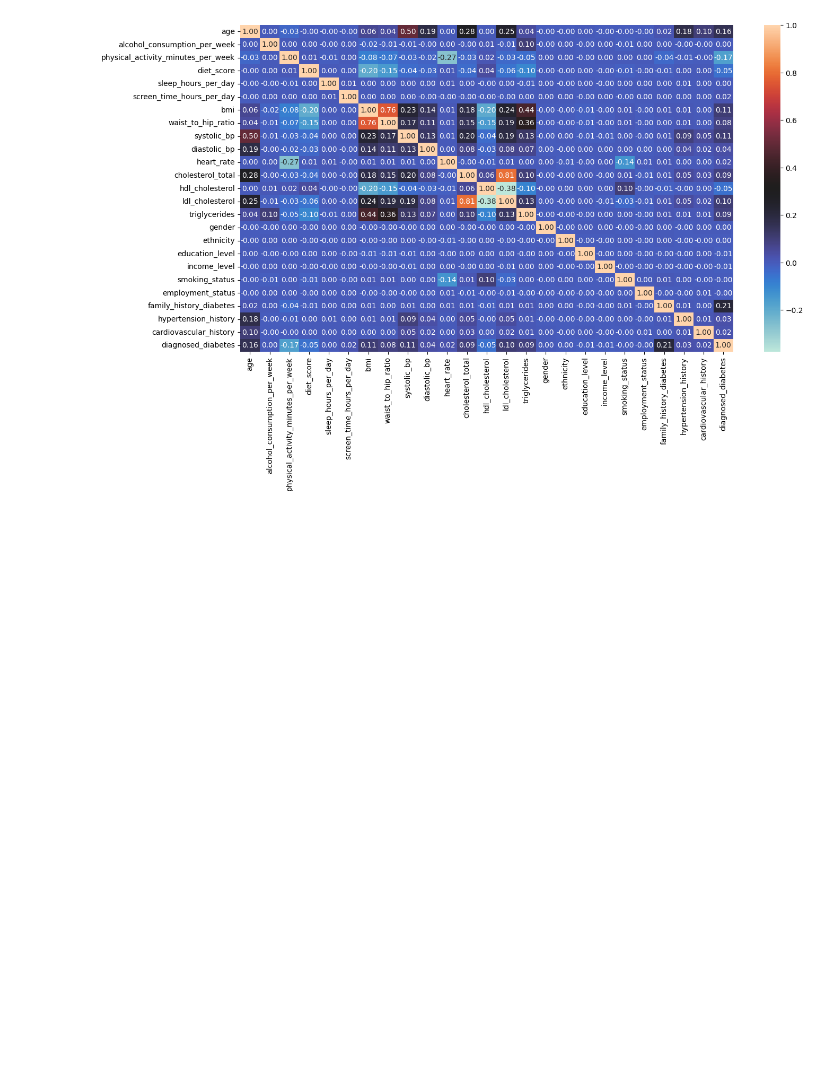
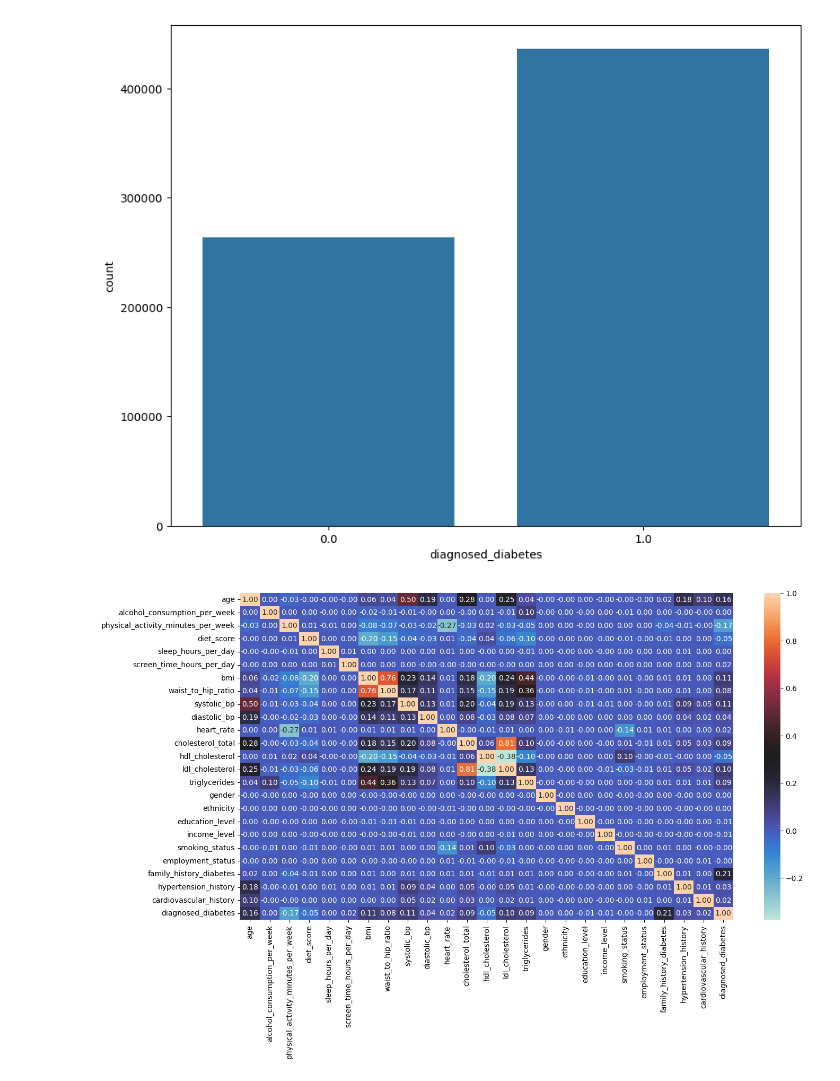
Before and after one commit to Frissie/Kaggle, a Jupyter notebook: PlayGround/S5E12/S5E12 - Diabetes Prediction Challenge.ipynb, the cells around one changed output. Saved outputs shown, nothing was run; the diff lists cells and outputs as text; code cells hidden in the pictures; blank space fills up the shorter version.

```diff
--- a/PlayGround/S5E12/S5E12 - Diabetes Prediction Challenge.ipynb
+++ b/PlayGround/S5E12/S5E12 - Diabetes Prediction Challenge.ipynb
@@ -1,10 +1,42 @@
 # %%
+import os
+import hashlib
+import pickle
 import pandas as pd
 import numpy as np
 import seaborn as sns
 import matplotlib.pyplot as plt
+import warnings
 
-from i import input_dir
+from i import input_dir, model_dir, output_dir
+from sklearn.base import clone, BaseEstimator, TransformerMixin
 from sklearn.preprocessing import OrdinalEncoder
+from sklearn.model_selection import KFold
+from sklearn.metrics import roc_auc_score
+from sklearn.pipeline import Pipeline
 
 from xgboost import XGBClassifier
+from lightgbm import LGBMClassifier
+
+warnings.filterwarnings("ignore")
+
+cv = KFold(n_splits=5, shuffle=True, random_state=42)
+
+train = pd.read_csv(input_dir + "train.csv", index_col="id")
+test = pd.read_csv(input_dir + "test.csv", index_col="id")
+origin = pd.read_csv(input_dir + "diabetes_dataset.csv")
+
+for col in train.select_dtypes(include="object").columns:
+    train[col] = train[col].astype("category")
+    test[col] = test[col].astype("category")
+for col in origin.select_dtypes(include="object").columns:
+    origin[col] = origin[col].astype("category")
+
+Target_Col = "diagnosed_diabetes"
+
+X = train.iloc[:, :-1]
+y = train[Target_Col]
+X_test = test
+
+X_orig = origin[X.columns]
+y_orig = origin[Target_Col]
@@ -18 +43,7 @@ origin_processed = pd.DataFrame(data=le.fit_transform(origin), index=origin.inde
+# %%
+plt.figure(figsize=(10,8))
+sns.countplot(data=train, x=train.iloc[:, -1])
+plt.show()
+# %% [output]
+[figure, added]
 # %%
```
Also changed, not shown: parts of 8 cells of this notebook, 6 other files.
